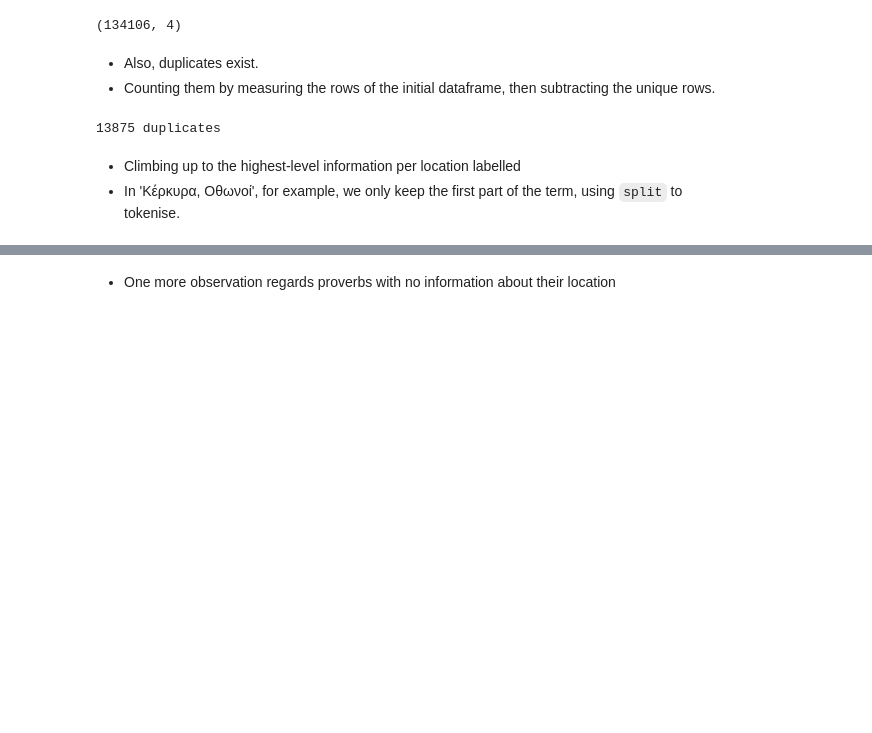
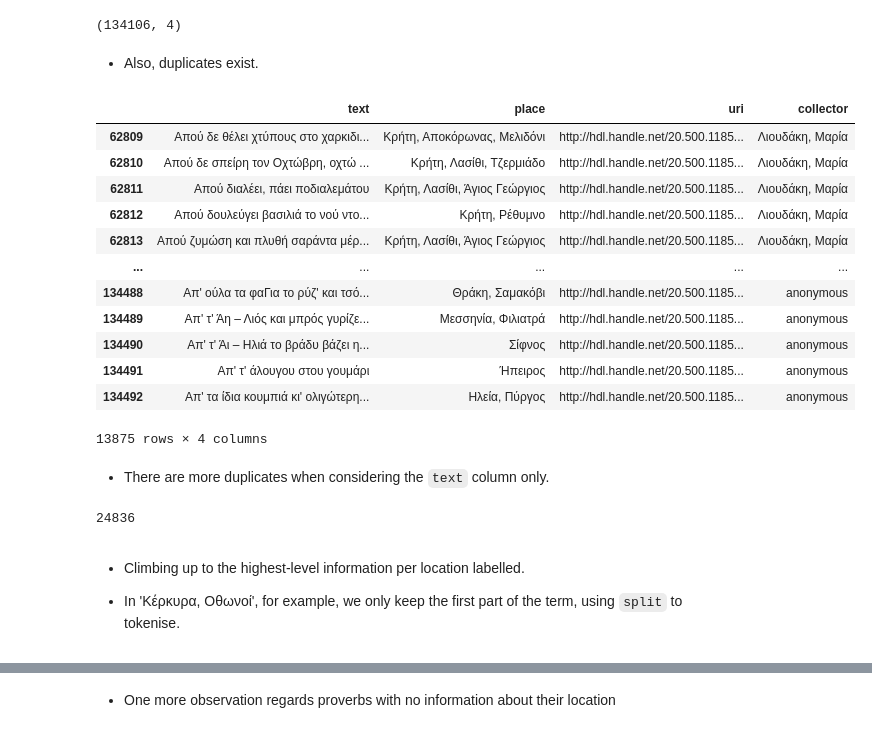
Before and after one commit to ipavlopoulos/greek-proverb-atlas, a Jupyter notebook: spatial_analysis.ipynb, the cells around one changed output, grey strips where cells are left out. Cells and saved outputs as stored; diff of their text form; code cells hidden in the pictures; blank space fills up the shorter version.

Commit message:
count duplicates on text

```diff
--- a/spatial_analysis.ipynb
+++ b/spatial_analysis.ipynb
@@ -51,15 +51,33 @@ proverbs = proverbs[~proverbs.text.str.contains("=")]
 proverbs.shape
 # %% [output]
 (134106, 4)
-# %% [markdown]
-* Also, duplicates exist.
-* Counting them by measuring the rows of the initial dataframe, then subtracting the unique rows.
-# %%
-print(f"{proverbs.shape[0] - proverbs.drop_duplicates().shape[0]} duplicates")
-# %% [output]
-13875 duplicates
+# %% [markdown]
+* Also, duplicates exist.
+# %%
+proverbs[proverbs.duplicated()]
+# %% [output]
+|  | text | place | uri | collector |
+| 62809 | Απού δε θέλει χτύπους στο χαρκιδι... | Κρήτη, Αποκόρωνας, Μελιδόνι | http://hdl.handle.net/20.500.1185... | Λιουδάκη, Μαρία |
+| 62810 | Απού δε σπείρη τον Οχτώβρη, οχτώ ... | Κρήτη, Λασίθι, Τζερμιάδο | http://hdl.handle.net/20.500.1185... | Λιουδάκη, Μαρία |
+| 62811 | Απού διαλέει, πάει ποδιαλεμάτου | Κρήτη, Λασίθι, Άγιος Γεώργιος | http://hdl.handle.net/20.500.1185... | Λιουδάκη, Μαρία |
+| 62812 | Απού δουλεύγει βασιλιά το νού ντο... | Κρήτη, Ρέθυμνο | http://hdl.handle.net/20.500.1185... | Λιουδάκη, Μαρία |
+| 62813 | Απού ζυμώση και πλυθή σαράντα μέρ... | Κρήτη, Λασίθι, Άγιος Γεώργιος | http://hdl.handle.net/20.500.1185... | Λιουδάκη, Μαρία |
+| ... | ... | ... | ... | ... |
+| 134488 | Απ' ούλα τα φαΓια το ρύζ' και τσό... | Θράκη, Σαμακόβι | http://hdl.handle.net/20.500.1185... | anonymous |
+| 134489 | Απ' τ' Άη – Λιός και μπρός γυρίζε... | Μεσσηνία, Φιλιατρά | http://hdl.handle.net/20.500.1185... | anonymous |
+| 134490 | Απ' τ' Άι – Ηλιά το βράδυ βάζει η... | Σίφνος | http://hdl.handle.net/20.500.1185... | anonymous |
+| 134491 | Απ' τ' άλουγου στου γουμάρι | Ήπειρος | http://hdl.handle.net/20.500.1185... | anonymous |
+| 134492 | Απ' τα ίδια κουμπιά κι' ολιγώτερη... | Ηλεία, Πύργος | http://hdl.handle.net/20.500.1185... | anonymous |
+13875 rows × 4 columns
+# %% [markdown]
+* There are more duplicates when considering the `text` column only.
+# %%
+proverbs['text'].duplicated().sum()
+# %% [output]
+24836
 # %% [markdown]
-* Climbing up to the highest-level information per location labelled
+* Climbing up to the highest-level information per location labelled.
+
 * In 'Κέρκυρα, Οθωνοί', for example, we only keep the first part of the term, using `split` to tokenise.
 # %%
 proverbs["area"] = proverbs.place.map(lambda x: x.split(",")[0])
```
Also changed, not shown: parts of 36 cells of this notebook.
